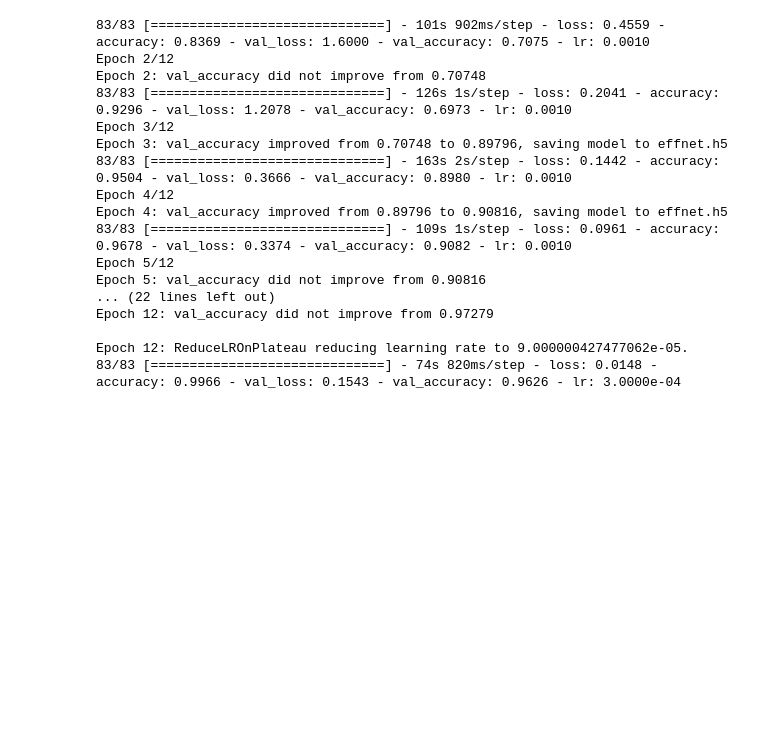
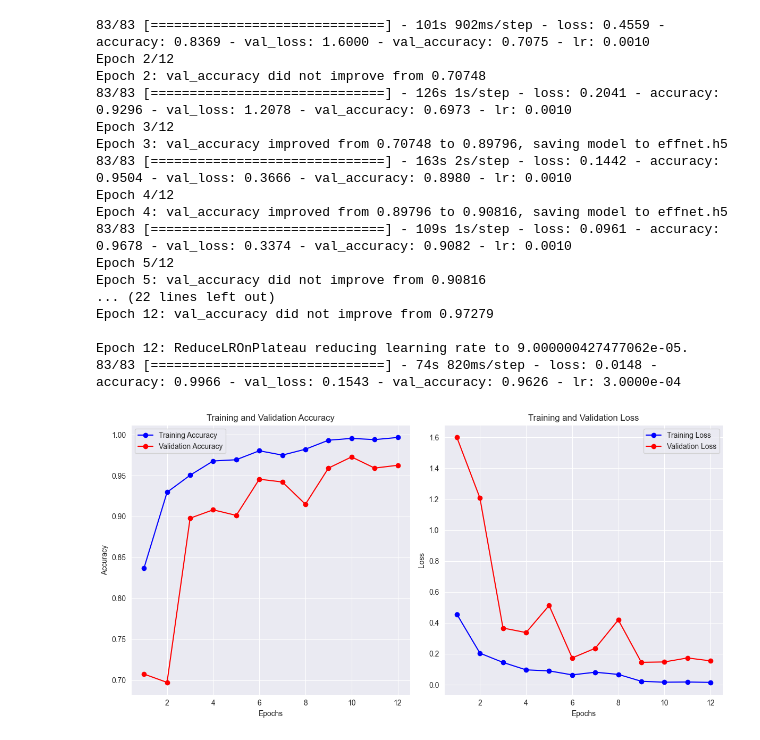
Before and after one commit to KAUSSHIK/BrainTumorClassification, a Jupyter notebook: Classifier.ipynb, the cells around one changed output. Drawn from its saved outputs; the diff is of its cells as text; code cells hidden in the pictures; blank space fills up the shorter version.

```diff
--- a/Classifier.ipynb
+++ b/Classifier.ipynb
@@ -388,3 +388,43 @@ Epoch 12: val_accuracy did not improve from 0.97279
 
 Epoch 12: ReduceLROnPlateau reducing learning rate to 9.000000427477062e-05.
 83/83 [==============================] - 74s 820ms/step - loss: 0.0148 - accuracy: 0.9966 - val_loss: 0.1543 - val_accuracy: 0.9626 - lr: 3.0000e-04
+# %%
+# Get the history dictionary from the history object
+history_dict = history.history
+
+# Extract the training and validation accuracy
+train_acc = history_dict['accuracy']
+val_acc = history_dict['val_accuracy']
+
+#Etract the training and validation loss
+train_loss = history_dict['loss']
+val_loss = history_dict['val_loss']
+
+# Get the number of epochs
+epochs = range(1, len(train_acc) + 1)
+
+# Create a new figure
+plt.figure(figsize=(12, 6))
+
+#Subplots
+plt.subplot(1, 2, 1) #1 row, 2 columns, 1st subplot
+plt.plot(epochs, train_acc, 'bo-', label='Training Accuracy')
+plt.plot(epochs, val_acc, 'ro-', label='Validation Accuracy')
+plt.title('Training and Validation Accuracy')
+plt.xlabel('Epochs')
+plt.ylabel('Accuracy')
+plt.legend()
+
+# Subplot for Loss
+plt.subplot(1, 2, 2)
+plt.plot(epochs, train_loss, 'bo-', label='Training Loss')
+plt.plot(epochs, val_loss, 'ro-', label='Validation Loss')
+plt.title('Training and Validation Loss')
+plt.xlabel('Epochs')
+plt.ylabel('Loss')
+plt.legend()
+
+plt.tight_layout()
+plt.show()
+# %% [output]
+[figure, added]
```
Also changed, not shown: parts of 4 cells of this notebook.
